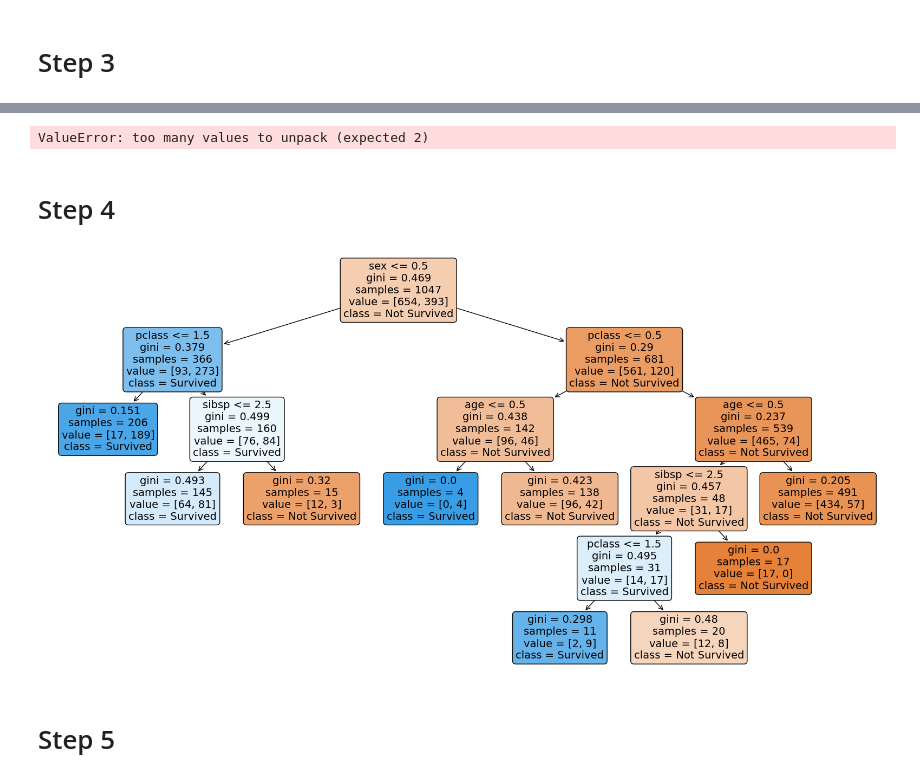
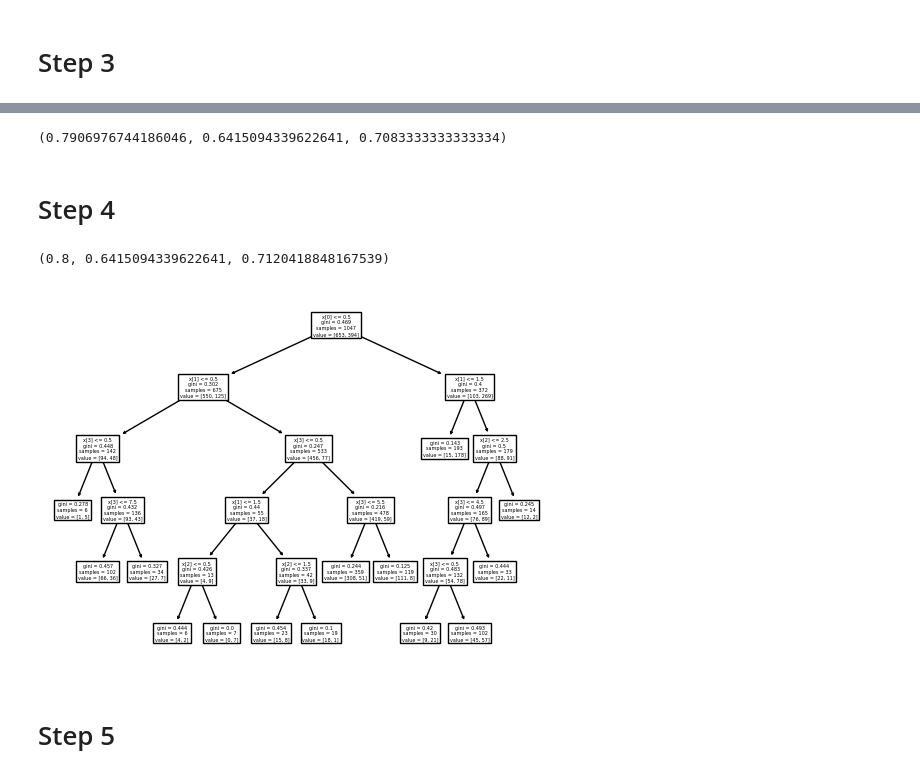
Before and after one commit to cameronruddy/ee595, a Jupyter notebook: HW3/hw3_24Fall.ipynb, the cells around one changed output, grey strips where cells are left out. Cells and saved outputs as stored; diff of their text form; code cells hidden in the pictures.

```diff
--- a/HW3/hw3_24Fall.ipynb
+++ b/HW3/hw3_24Fall.ipynb
@@ -138,13 +138,6 @@ tree_classifier = DecisionTreeClassifier(max_depth=6)
 
 # Prepare the features and target variables for training
 # Values in "sex" and "pclass" need to be replaced w floats
-"""
-x_mod_sex = x_training["sex"].replace({"male": 0,
-                       "female": 1})
-x_mod_pclass = x_training["pclass"].replace({"1st":0,
-                          "2nd":1,
-                          "3rd":2})
-"""
 
 feature_list = pd.concat([x_training["sex"].replace({"male": 0,
                                                     "female": 1}),
@@ -157,7 +150,7 @@ feature_list = pd.concat([x_training["sex"].replace({"male": 0,
 )
 
 # Fit the decision tree model
-tree_classifier.fit(feature_list,
+tree_classifier.fit(feature_list.values,
                     y_training)
 
 # Plot the full decision tree
@@ -165,10 +177,19 @@ plot_tree(tree_classifier)
 # %%
-# Define your performance metrics including accuracy, precision, recall and F1-scorre
+# Define your performance metrics including accuracy, precision, recall and F1-score
+
 def test_tree(x_testing, y_testing, model):
-    #test_df = pd.concat([x_testing, y_testing], axis=1)
-    #for index, row in test_df.iterrows():
-    for index, row in x_testing:
-        prediction = model.predict(row)
+    # Pass in test datasets for x and y as well as the trained model
+    # Return precision, recall, F1 score
+    # Some definitions upfront
+    positive = 1    # Value of a Positive
+    negative = 0    # Value of a Negative
+    TP = 0          # Num. of true positives
+    TN = 0          # Num. of true negatives
+    FP = 0          # Num. of false positives
+    FN = 0          # Num. of false negatives
+
+    for index, row in x_testing.iterrows():
+        prediction = model.predict([row.values])
         if prediction == y_testing[index] == positive:
             TP += 1
         elif prediction == y_testing[index] == negative:
@@ -179,6 +200,10 @@ def test_tree(x_testing, y_testing, model):
             elif y_testing[index] == negative:
                 FP += 1
 
+    precision = TP/(TP+FP)
+    recall = TP/(TP+FN)
+    F1 = 2*(precision * recall)/(precision + recall)
+    return precision, recall, F1
 
 feature_list_testing = pd.concat([x_testing["sex"].replace({"male": 0,
                                                     "female": 1}),
@@ -190,26 +215,31 @@ feature_list_testing = pd.concat([x_testing["sex"].replace({"male": 0,
                           axis=1
                         )
 
-test_tree(feature_list_testing, y_testing, tree_classifier)
+print(test_tree(feature_list_testing, y_testing, tree_classifier))
 # %% [output]
-ValueError: too many values to unpack (expected 2)
+(0.7906976744186046, 0.6415094339622641, 0.7083333333333334)
 # %% [markdown]
 # Step 4
 # %%
 from sklearn.model_selection import GridSearchCV
 
 # Define a range of max_leaf_nodes values to search
 param_grid = {'max_leaf_nodes': list(range(5, 20))}
 
 # Run grid search with cross-validation
-grid_search = GridSearchCV(DecisionTreeClassifier(random_state=42), param_grid, cv=5)
-grid_search.fit(X_train, y_train) # Note testing set cannot be used
+def train_model(x_training, y_training, param_grid):
+    grid_search = GridSearchCV(DecisionTreeClassifier(random_state=42), param_grid, cv=5)
+    grid_search.fit(x_training.values, y_training) # Note testing set cannot be used
+    return grid_search.best_estimator_
 
 # Get the best estimator with the optimal max_leaf_nodes parameter
-
+best_tree = train_model(feature_list, y_training, param_grid)
 
 # Plot the pruned decision tree
+plot_tree(best_tree)
+print(test_tree(feature_list_testing, y_testing, best_tree))
 # %% [output]
+(0.8, 0.6415094339622641, 0.7120418848167539)
-[figure, old version]
+[figure, new version]
 # %% [markdown]
 # Step 5
```
Also changed, not shown: parts of 4 cells of this notebook, 1 other file.
